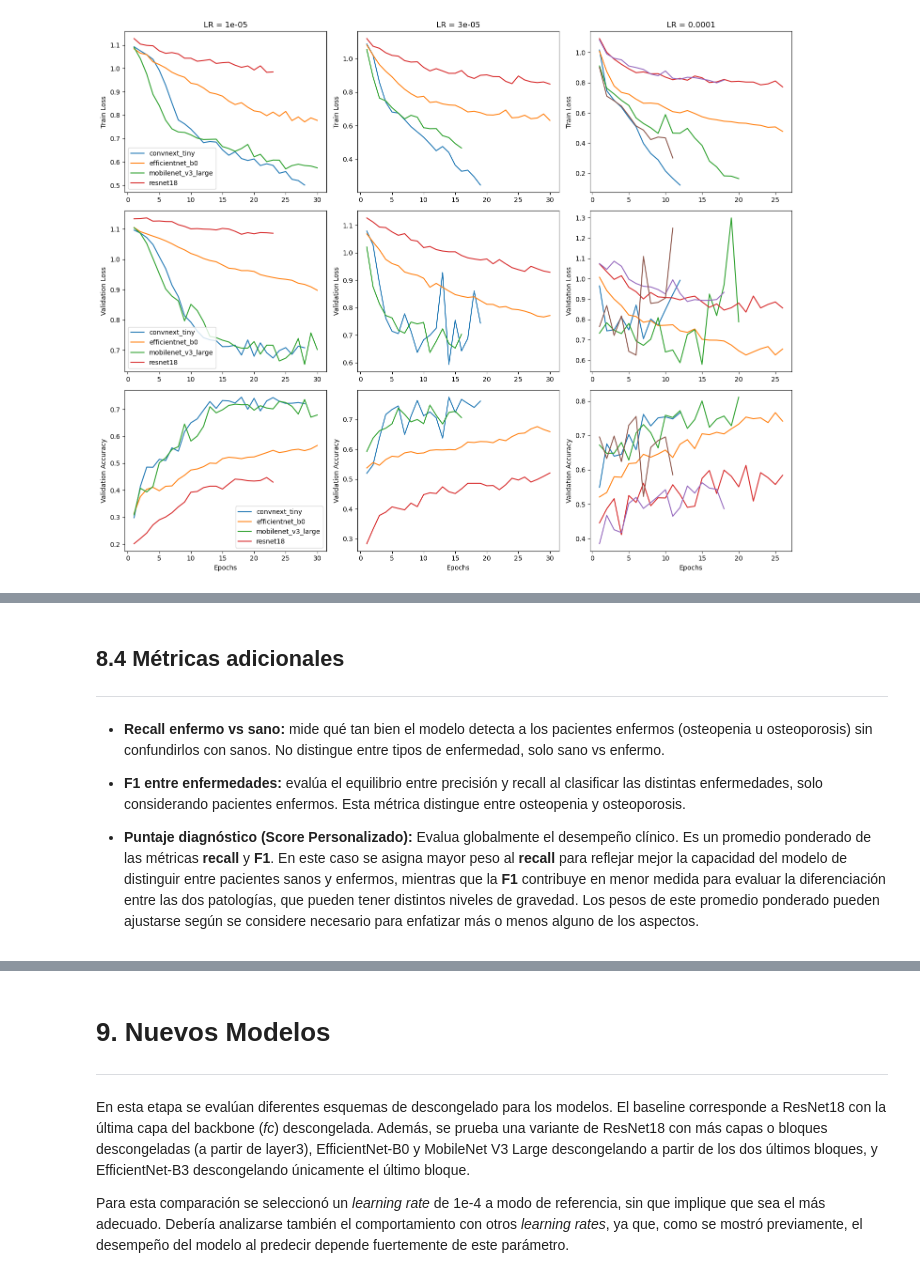
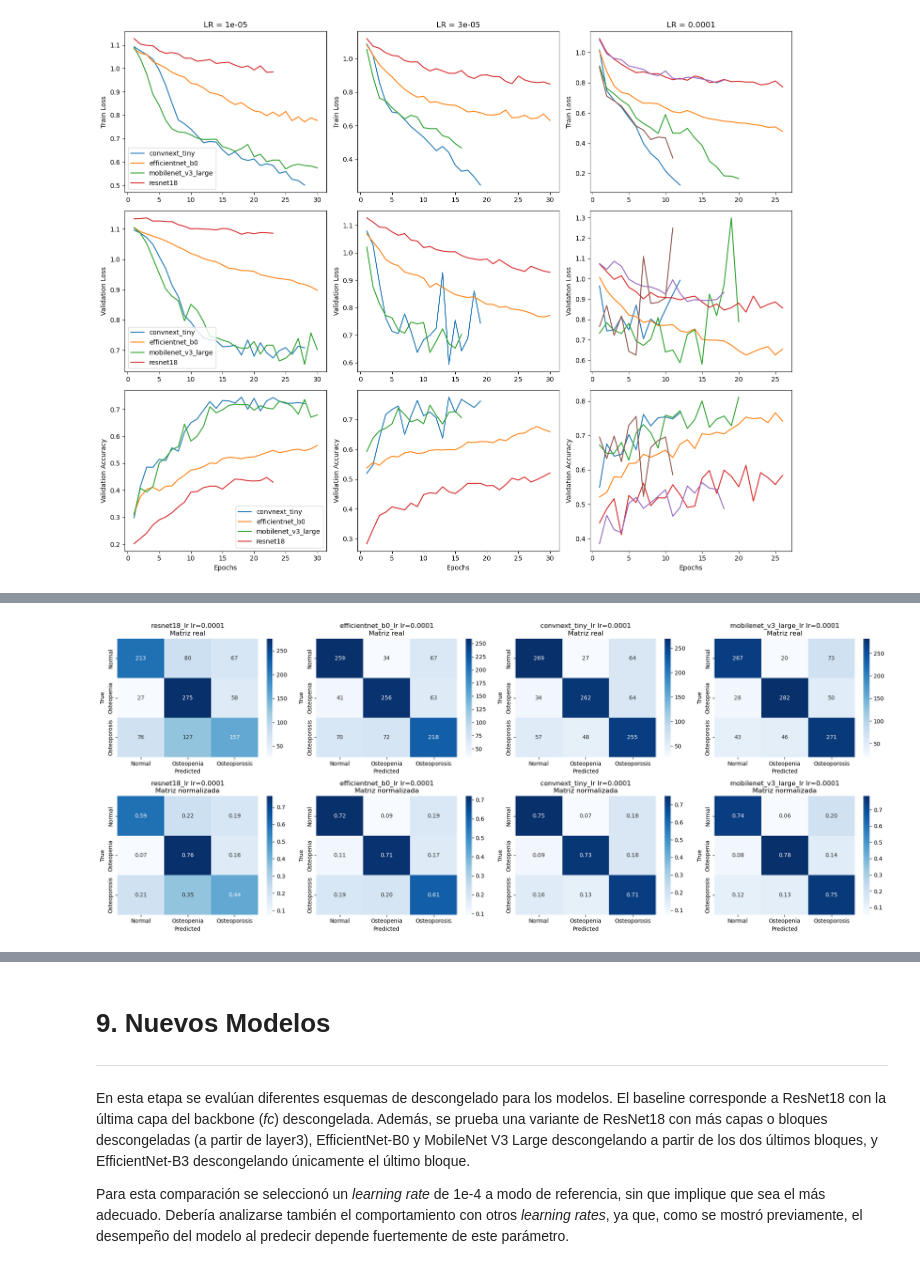
Before and after one commit to Javier-Etcheto/Vision-por-Computadora-II, a Jupyter notebook: Benchmark_models.ipynb, the cells around one changed output, grey strips where cells are left out. Drawn from its saved outputs; the diff is of its cells as text; code cells hidden in the pictures.

```diff
--- a/Benchmark_models.ipynb
+++ b/Benchmark_models.ipynb
@@ -350,12 +473,48 @@ plt.show()
-# %% [markdown]
-## **8.4 Métricas adicionales**
----
-
-- **Recall enfermo vs sano:** mide qué tan bien el modelo detecta a los pacientes enfermos (osteopenia u osteoporosis) sin confundirlos con sanos. No distingue entre tipos de enfermedad, solo sano vs enfermo.
-
-- **F1 entre enfermedades:** evalúa el equilibrio entre precisión y recall al clasificar las distintas enfermedades, solo considerando pacientes enfermos. Esta métrica distingue entre osteopenia y osteoporosis.
-
-- **Puntaje diagnóstico (Score Personalizado):** Evalua globalmente el desempeño clínico. Es un promedio ponderado de las métricas **recall** y **F1**. En este caso se asigna mayor peso al **recall** para reflejar mejor la capacidad del modelo de distinguir entre pacientes sanos y enfermos, mientras que la **F1** contribuye en menor medida para evaluar la diferenciación entre las dos patologías, que pueden tener distintos niveles de gravedad. Los pesos de este promedio ponderado pueden ajustarse según se considere necesario para enfatizar más o menos alguno de los aspectos.
+# %%
+import seaborn as sns
+from sklearn.metrics import confusion_matrix
+import numpy as np
+import matplotlib.pyplot as plt
+
+lr_target = 1e-4  # learning rate que queremos visualizar
+model_names = ["resnet18_lr", "efficientnet_b0_lr", "convnext_tiny_lr", "mobilenet_v3_large_lr"]
+
+# Creamos subplots: 2 filas (real y normalizada) x n columnas (modelos)
+fig, axes = plt.subplots(2, len(model_names), figsize=(5 * len(model_names), 8))
+
+for i, model_name in enumerate(model_names):
+    # Buscamos la key que coincide con el modelo y el lr_target
+    lr_keys = [k for k in val_metrics.keys() if model_name in k and abs(extract_lr(k) - lr_target) < 1e-10]
+    if not lr_keys:
+        print(f"No hay resultados para {model_name} con lr={lr_target}")
+        continue
+    key = lr_keys[0]  # tomamos la primera coincidencia
+
+    y_true = val_metrics[key]["labels"]
+    y_pred = val_metrics[key]["preds"]
+
+    # Matriz de confusión real
+    cm = confusion_matrix(y_true, y_pred)
+    sns.heatmap(cm, annot=True, fmt="d", cmap="Blues", ax=axes[0, i],
+                xticklabels=['Normal', 'Osteopenia', 'Osteoporosis'],
+                yticklabels=['Normal', 'Osteopenia', 'Osteoporosis'])
+    axes[0, i].set_title(f"{model_name} lr={lr_target}\nMatriz real")
+    axes[0, i].set_xlabel("Predicted")
+    axes[0, i].set_ylabel("True")
+
+    # Matriz normalizada por fila
+    cm_norm = cm.astype('float') / cm.sum(axis=1)[:, np.newaxis]
+    sns.heatmap(cm_norm, annot=True, fmt=".2f", cmap="Blues", ax=axes[1, i],
+                xticklabels=['Normal', 'Osteopenia', 'Osteoporosis'],
+                yticklabels=['Normal', 'Osteopenia', 'Osteoporosis'])
+    axes[1, i].set_title(f"{model_name} lr={lr_target}\nMatriz normalizada")
+    axes[1, i].set_xlabel("Predicted")
+    axes[1, i].set_ylabel("True")
+
+plt.tight_layout()
+plt.show()
+# %% [output]
+[figure, added]
 # %%
 from sklearn.metrics import recall_score, f1_score
 
```
Also changed, not shown: parts of 11 cells of this notebook.
